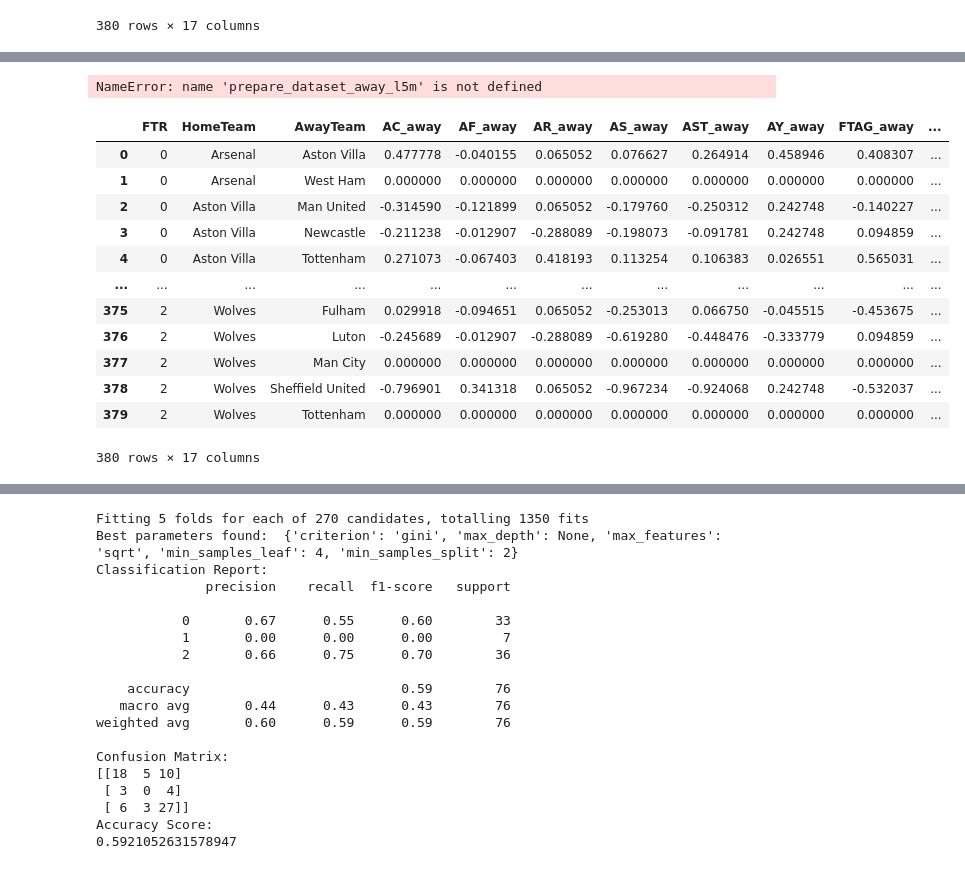
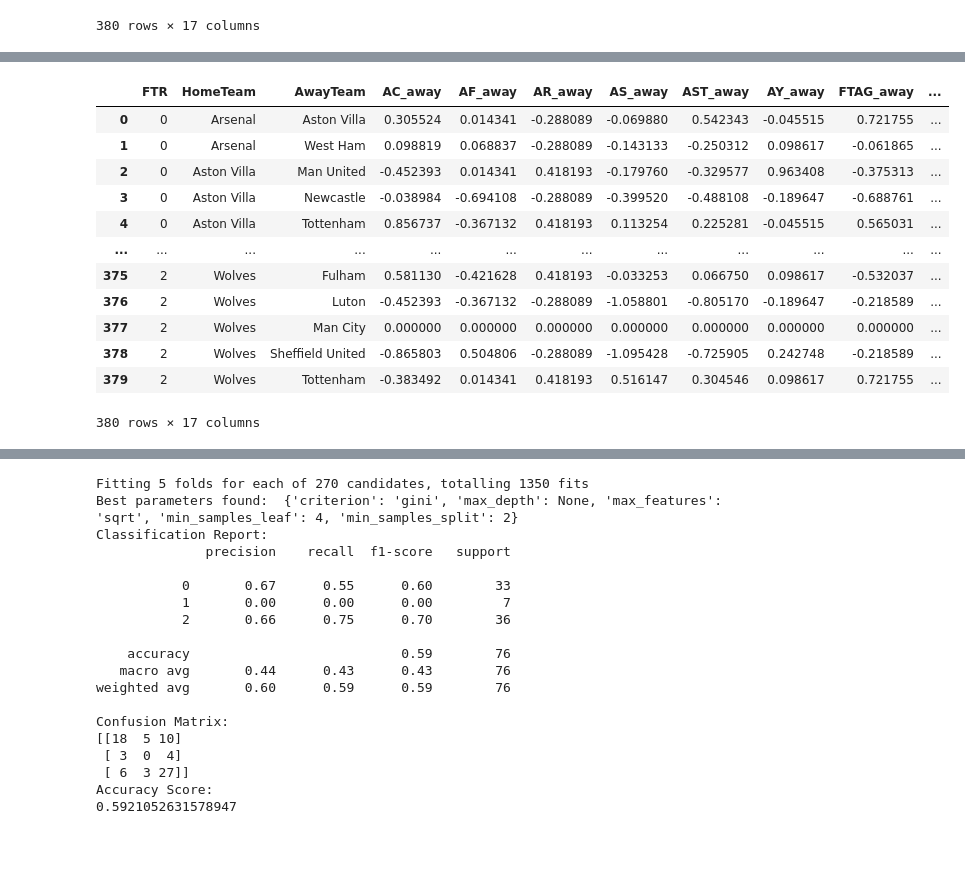
Before and after one commit to hoanghelloworld/match_football_prediction, a Jupyter notebook: all_models.ipynb, the cells around one changed output, grey strips where cells are left out. Saved outputs shown, nothing was run; the diff lists cells and outputs as text; code cells hidden in the pictures.

```diff
--- a/all_models.ipynb
+++ b/all_models.ipynb
@@ -118,46 +110,42 @@ last_season_stats
 # %%
 # Lấy danh sách các đội từ cột 'HomeTeam' trong dữ liệu
 teams = data['HomeTeam'].unique()
 # Chuẩn bị tập dữ liệu cho đội khách
 prepare_dataset_away = prepare_dataset_away_l5m(data, teams)
 # Điền các giá trị NaN bằng 0
 prepare_dataset_away = prepare_dataset_away.fillna(0)
 # Chuẩn bị tập dữ liệu cho đội nhà
 prepare_dataset_home = prepare_dataset_home_l5m(data, teams)
 # Điền các giá trị NaN bằng 0
 prepare_dataset_home = prepare_dataset_home.fillna(0)
 
 # Chuyển đổi cột 'FTR' thành dạng số (mã hóa)
 prepare_dataset_away['FTR'] = prepare_dataset_away['FTR'].astype('category').cat.codes
 prepare_dataset_home['FTR'] = prepare_dataset_home['FTR'].astype('category').cat.codes
 
 # Kết hợp hai dataframe lại thành một
 merged_df = pd.merge(prepare_dataset_away, prepare_dataset_home, on=['FTR', 'HomeTeam', 'AwayTeam'], suffixes=('_away', '_home'))
 
-merged_df
+# Chọn các cột cần thiết từ dataframe đã kết hợp
+columns_away = ['AC_away', 'AF_away', 'AR_away', 'AS_away', 'AST_away', 'AY_away', 'FTAG_away']
+columns_home = ['FTHG_home', 'HC_home', 'HF_home', 'HR_home', 'HS_home', 'HST_home', 'HY_home']
+columns_to_group = ['FTR', 'HomeTeam', 'AwayTeam'] + columns_away + columns_home
+
+# Tạo dataframe mới và nhóm theo 'FTR', 'HomeTeam', 'AwayTeam'
+new_df = merged_df[columns_to_group].groupby(['FTR', 'HomeTeam', 'AwayTeam']).mean().reset_index()
+new_df
 # %% [output]
+|  | FTR | HomeTeam | AwayTeam | AC_away | AF_away | AR_away | AS_away | AST_away | AY_away | FTAG_away | ... |
+| 0 | 0 | Arsenal | Aston Villa | 0.305524 | 0.014341 | -0.288089 | -0.069880 | 0.542343 | -0.045515 | 0.721755 | ... |
+| 1 | 0 | Arsenal | West Ham | 0.098819 | 0.068837 | -0.288089 | -0.143133 | -0.250312 | 0.098617 | -0.061865 | ... |
+| 2 | 0 | Aston Villa | Man United | -0.452393 | 0.014341 | 0.418193 | -0.179760 | -0.329577 | 0.963408 | -0.375313 | ... |
+| 3 | 0 | Aston Villa | Newcastle | -0.038984 | -0.694108 | -0.288089 | -0.399520 | -0.488108 | -0.189647 | -0.688761 | ... |
+| 4 | 0 | Aston Villa | Tottenham | 0.856737 | -0.367132 | 0.418193 | 0.113254 | 0.225281 | -0.045515 | 0.565031 | ... |
+| ... | ... | ... | ... | ... | ... | ... | ... | ... | ... | ... | ... |
+| 375 | 2 | Wolves | Fulham | 0.581130 | -0.421628 | 0.418193 | -0.033253 | 0.066750 | 0.098617 | -0.532037 | ... |
+| 376 | 2 | Wolves | Luton | -0.452393 | -0.367132 | -0.288089 | -1.058801 | -0.805170 | -0.189647 | -0.218589 | ... |
+| 377 | 2 | Wolves | Man City | 0.000000 | 0.000000 | 0.000000 | 0.000000 | 0.000000 | 0.000000 | 0.000000 | ... |
+| 378 | 2 | Wolves | Sheffield United | -0.865803 | 0.504806 | -0.288089 | -1.095428 | -0.725905 | 0.242748 | -0.218589 | ... |
+| 379 | 2 | Wolves | Tottenham | -0.383492 | 0.014341 | 0.418193 | 0.516147 | 0.304546 | 0.098617 | 0.721755 | ... |
-NameError: name 'prepare_dataset_away_l5m' is not defined
+380 rows × 17 columns
-# %%
-# Chọn các cột cần thiết từ dataframe đã kết hợp
-columns_away = ['AC_away', 'AF_away', 'AR_away', 'AS_away', 'AST_away', 'AY_away', 'FTAG_away']
-columns_home = ['FTHG_home', 'HC_home', 'HF_home', 'HR_home', 'HS_home', 'HST_home', 'HY_home']
-columns_to_group = ['FTR', 'HomeTeam', 'AwayTeam'] + columns_away + columns_home
-
-# Tạo dataframe mới và nhóm theo 'FTR', 'HomeTeam', 'AwayTeam'
-new_df = merged_df[columns_to_group].groupby(['FTR', 'HomeTeam', 'AwayTeam']).mean().reset_index()
-new_df
-# %% [output]
-|  | FTR | HomeTeam | AwayTeam | AC_away | AF_away | AR_away | AS_away | AST_away | AY_away | FTAG_away | ... |
-| 0 | 0 | Arsenal | Aston Villa | 0.477778 | -0.040155 | 0.065052 | 0.076627 | 0.264914 | 0.458946 | 0.408307 | ... |
-| 1 | 0 | Arsenal | West Ham | 0.000000 | 0.000000 | 0.000000 | 0.000000 | 0.000000 | 0.000000 | 0.000000 | ... |
-| 2 | 0 | Aston Villa | Man United | -0.314590 | -0.121899 | 0.065052 | -0.179760 | -0.250312 | 0.242748 | -0.140227 | ... |
-| 3 | 0 | Aston Villa | Newcastle | -0.211238 | -0.012907 | -0.288089 | -0.198073 | -0.091781 | 0.242748 | 0.094859 | ... |
-| 4 | 0 | Aston Villa | Tottenham | 0.271073 | -0.067403 | 0.418193 | 0.113254 | 0.106383 | 0.026551 | 0.565031 | ... |
-| ... | ... | ... | ... | ... | ... | ... | ... | ... | ... | ... | ... |
-| 375 | 2 | Wolves | Fulham | 0.029918 | -0.094651 | 0.065052 | -0.253013 | 0.066750 | -0.045515 | -0.453675 | ... |
-| 376 | 2 | Wolves | Luton | -0.245689 | -0.012907 | -0.288089 | -0.619280 | -0.448476 | -0.333779 | 0.094859 | ... |
-| 377 | 2 | Wolves | Man City | 0.000000 | 0.000000 | 0.000000 | 0.000000 | 0.000000 | 0.000000 | 0.000000 | ... |
-| 378 | 2 | Wolves | Sheffield United | -0.796901 | 0.341318 | 0.065052 | -0.967234 | -0.924068 | 0.242748 | -0.532037 | ... |
-| 379 | 2 | Wolves | Tottenham | 0.000000 | 0.000000 | 0.000000 | 0.000000 | 0.000000 | 0.000000 | 0.000000 | ... |
-380 rows × 17 columns
 # %%
```
Also changed, not shown: parts of 18 cells of this notebook, 2 other files.
